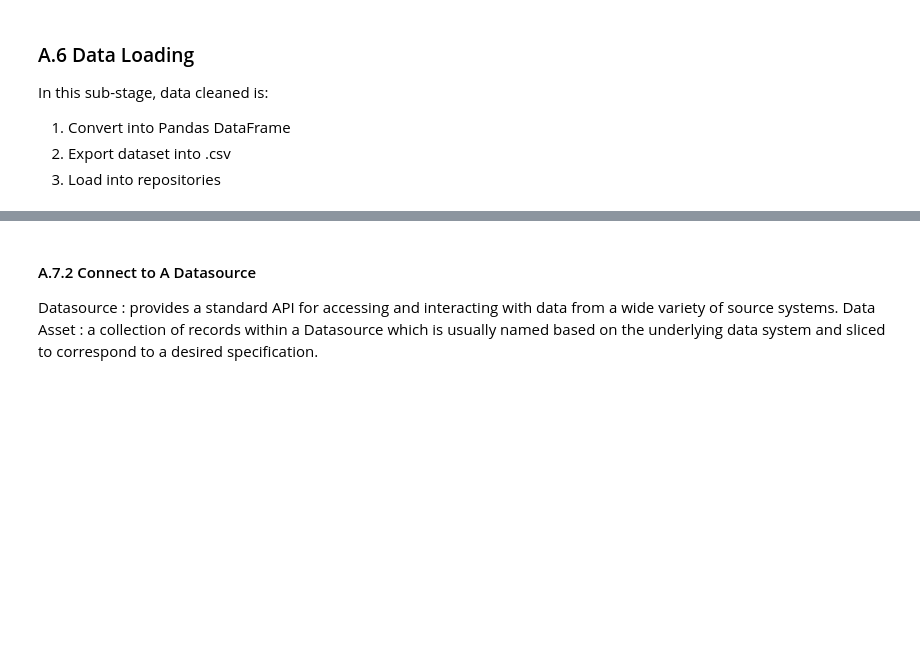
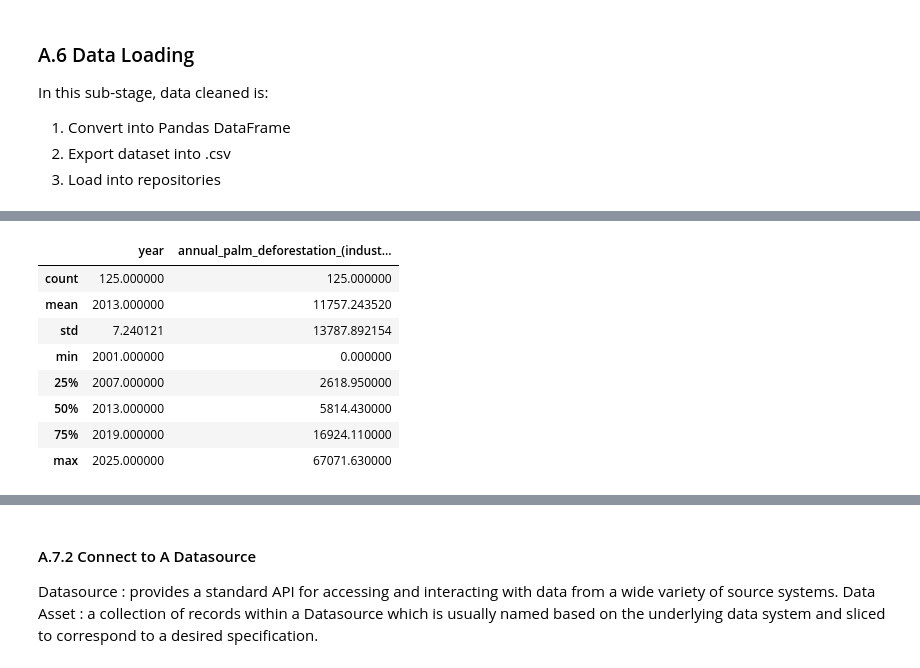
Before and after one commit to torgusonyan/palm-oil-deforestation-indonesia, a Jupyter notebook: final_project_palm_oil_deforestation.ipynb, the cells around one changed output, grey strips where cells are left out. Drawn from its saved outputs; the diff is of its cells as text; code cells hidden in the pictures; blank space fills up the shorter version.

```diff
--- a/final_project_palm_oil_deforestation.ipynb
+++ b/final_project_palm_oil_deforestation.ipynb
@@ -359,0 +401,12 @@ df_deforestation_pandas.to_csv("deforestation_cleaned.csv", index=False)
+# %%
+df_deforestation_pandas.describe()
+# %% [output]
+|  | year | annual_palm_deforestation_(indust... |
+| count | 125.000000 | 125.000000 |
+| mean | 2013.000000 | 11757.243520 |
+| std | 7.240121 | 13787.892154 |
+| min | 2001.000000 | 0.000000 |
+| 25% | 2007.000000 | 2618.950000 |
+| 50% | 2013.000000 | 5814.430000 |
+| 75% | 2019.000000 | 16924.110000 |
+| max | 2025.000000 | 67071.630000 |
```
Also changed, not shown: parts of 45 cells of this notebook.
